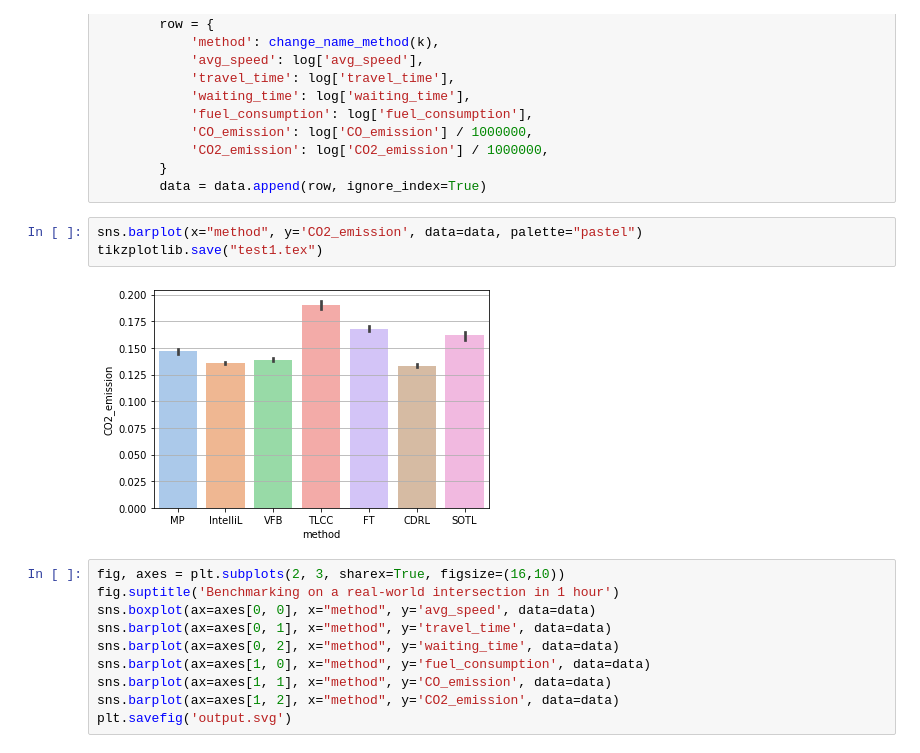
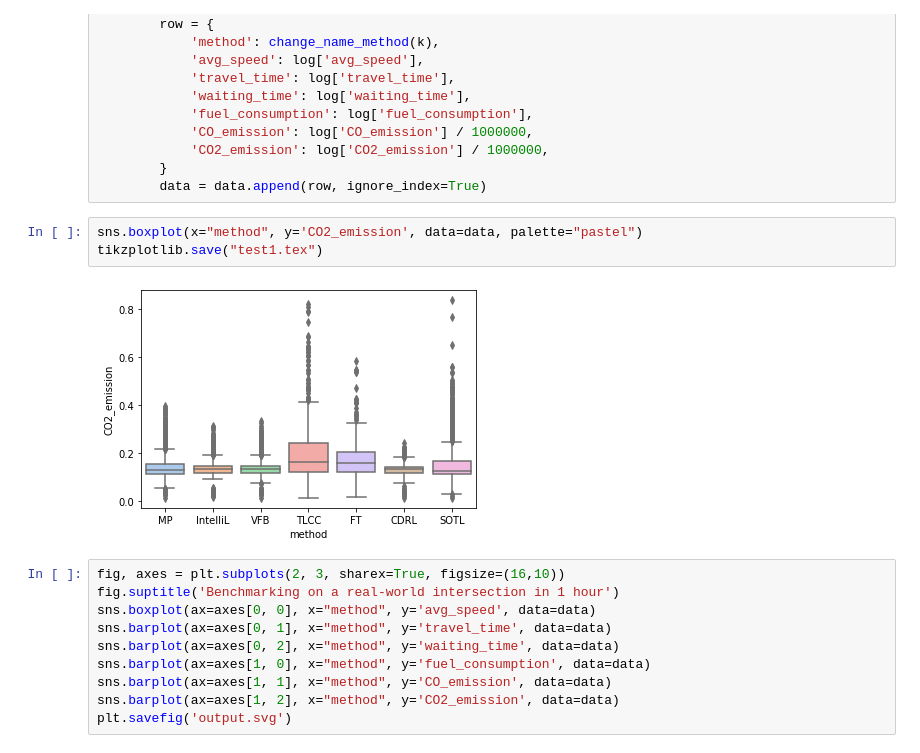
Before and after one commit to Laysest/tslib, a Jupyter notebook: log/final/visualization.ipynb, the cells around one changed output. Cells and saved outputs as stored; diff of their text form.

```diff
--- a/log/final/visualization.ipynb
+++ b/log/final/visualization.ipynb
@@ -37,10 +38,10 @@ for k, v in final_log.items():
         }
         data = data.append(row, ignore_index=True)
 # %%
-sns.barplot(x="method", y='CO2_emission', data=data, palette="pastel")
+sns.boxplot(x="method", y='CO2_emission', data=data, palette="pastel")
 tikzplotlib.save("test1.tex")
 # %% [output]
-[figure, old version]
+[figure, new version]
 # %%
 fig, axes = plt.subplots(2, 3, sharex=True, figsize=(16,10))
 fig.suptitle('Benchmarking on a real-world intersection in 1 hour')
```
Also changed, not shown: parts of 5 cells of this notebook, 7 other files.
